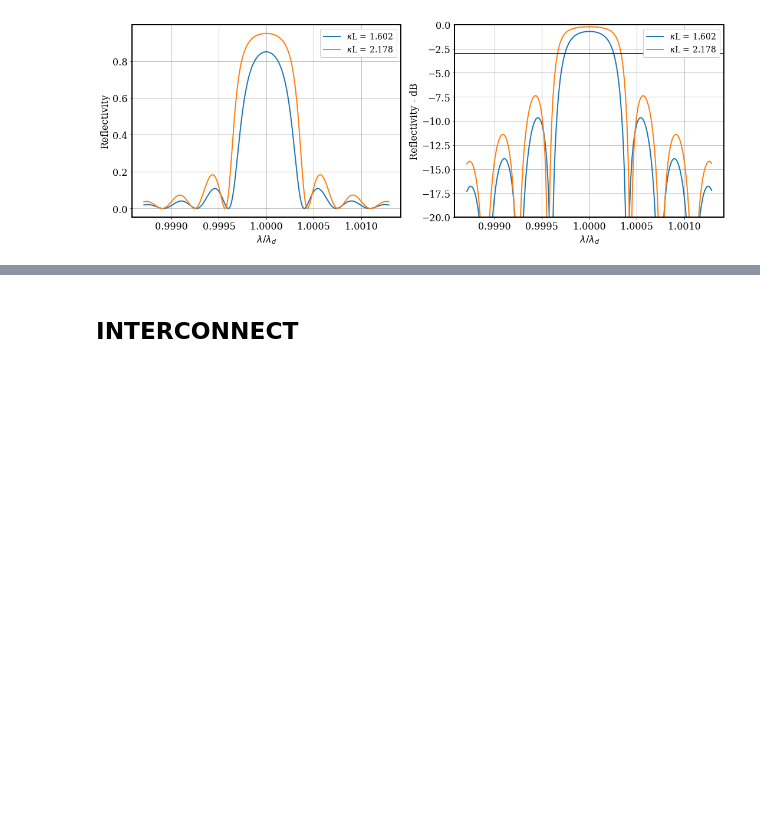
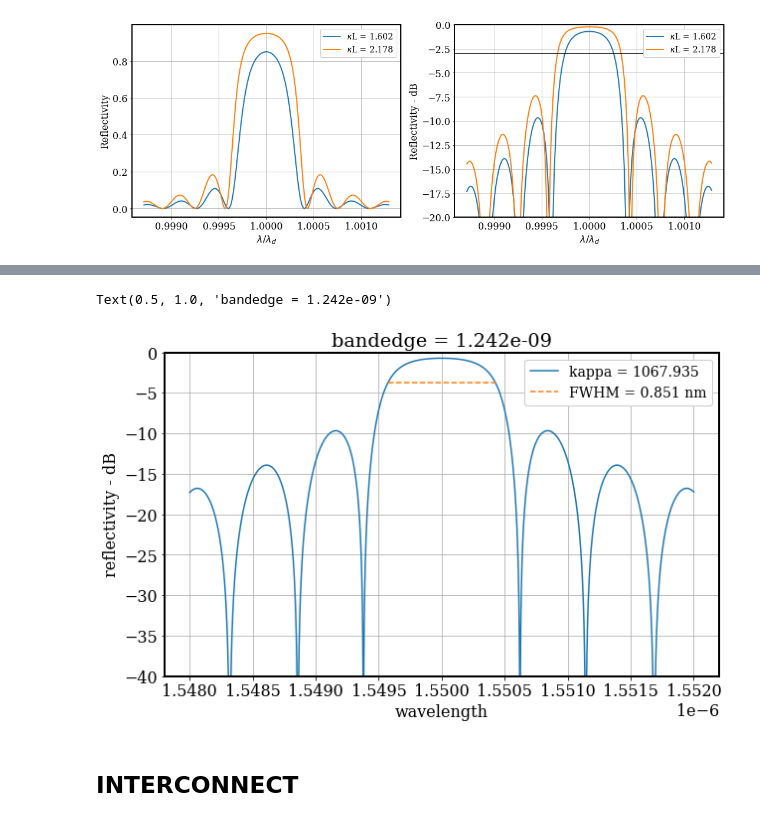
Before and after one commit to moisesoliveira08/BragGrating, a Jupyter notebook: Documentation/FBG.ipynb, the cells around one changed output, grey strips where cells are left out. Drawn from its saved outputs; the diff is of its cells as text; code cells hidden in the pictures; blank space fills up the shorter version.

```diff
--- a/Documentation/FBG.ipynb
+++ b/Documentation/FBG.ipynb
@@ -37,3 +42,7 @@ r2 = np.sinh(csqrt(kappa_2**2-sigma_c**2)*L)**2/((np.cosh(csqrt(kappa_2**2-sigma
+# %%
+sigma_c = 2*np.pi*neff*((1/lambd) - (1/lambda_d))
+r1 = reflectivity(sigma_c, kappa_1, L)
+r2 = reflectivity(sigma_c, kappa_2, L)
 # %%
 font = {'family' : 'serif',
         'weight' : 'normal',
@@ -66,3 +122,20 @@ ax[1].legend(loc = 'upper right',framealpha = 1, fontsize = 14)
+# %%
+figure = plt.figure(figsize=(10,6))
+plt.rc('font', **font)
+plt.rc('axes', linewidth=2)
+
+half_height = 10*np.log10(r_max_1/2)
+plt.plot(lambd, 10*np.log10(r1), label = 'kappa = ' + str(round(kappa_1, 3)))
+plt.plot([bandwidth[i],bandwidth[j]], [half_height, half_height], '--', label ='FWHM = ' + str(round(fwhm*1e9, 3)) + ' nm')
+plt.grid(True)
+plt.xlabel('wavelength')
+plt.ylabel('reflectivity - dB')
+plt.legend(loc = 'upper right', framealpha = 1, fontsize = 14)
+plt.ylim([-40,0])
+plt.title('bandedge = ' + str(round(band, 12)))
+# %% [output]
+Text(0.5, 1.0, 'bandedge = 1.242e-09')
+[figure, added]
 # %% [markdown]
 ## INTERCONNECT
 # %%
```
Also changed, not shown: parts of 13 cells of this notebook, 3 other files.
